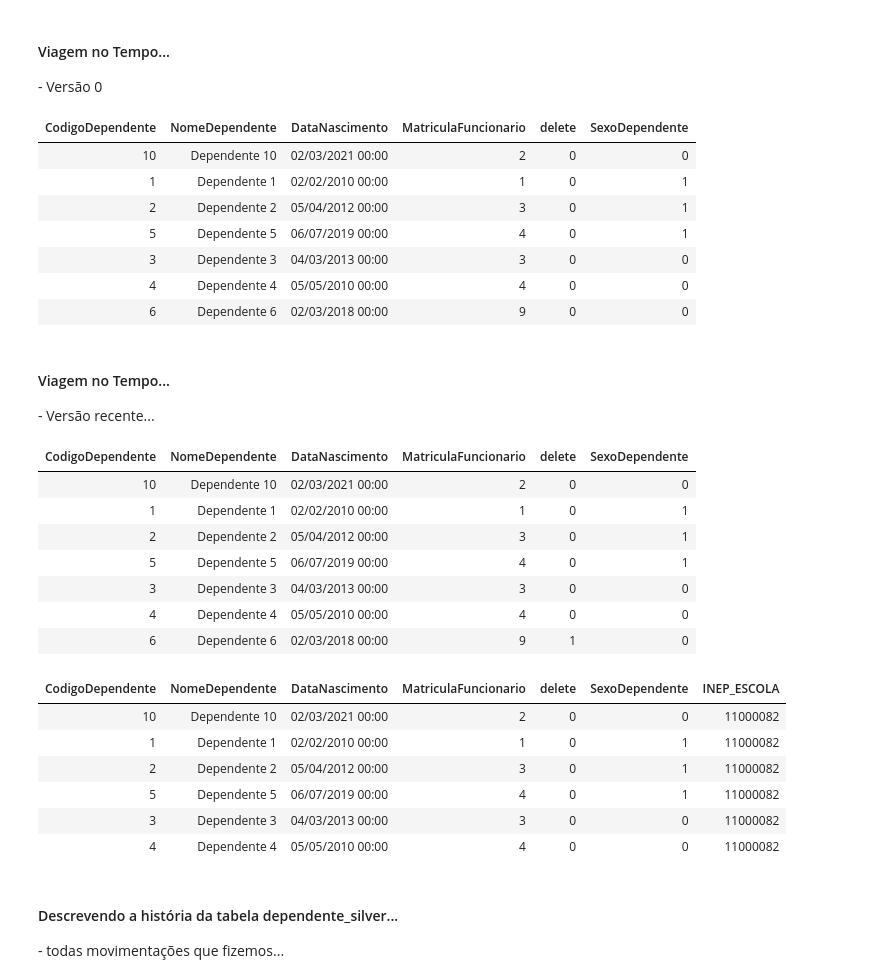
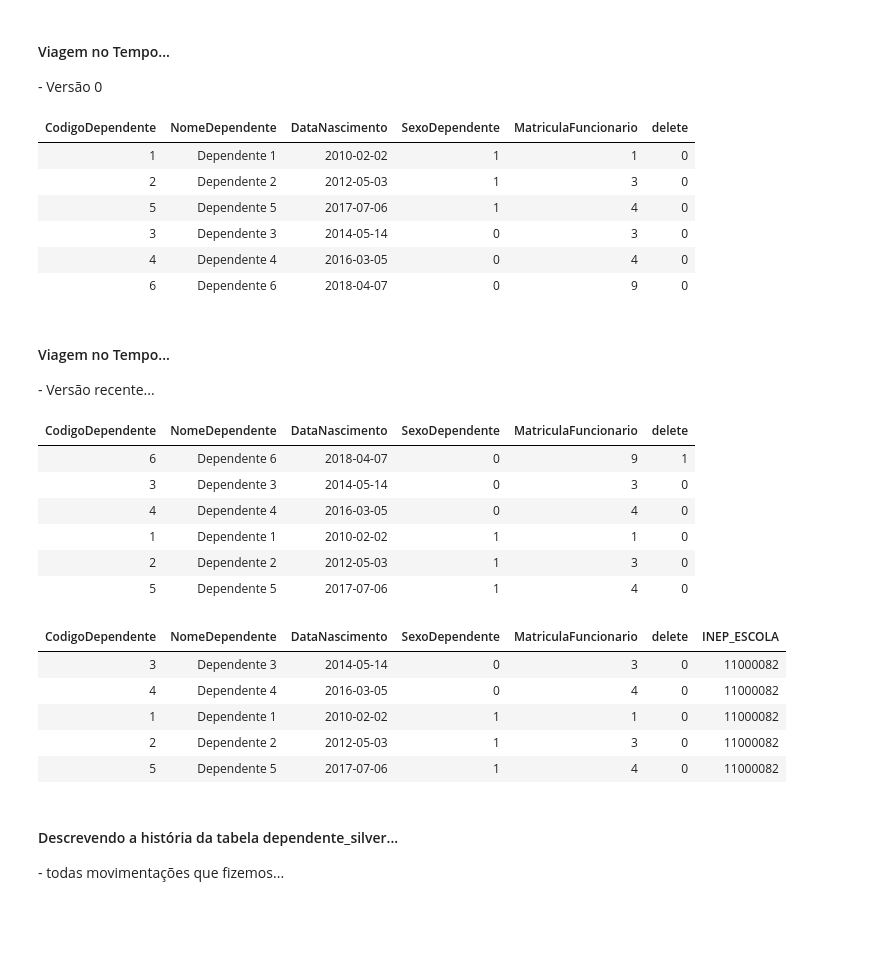
Before and after one commit to aasouzaconsult/lakehouse, a Jupyter notebook: Ambiente demonstração/Lakehouse_DW_new.ipynb, the cells around one changed output. Cells and saved outputs as stored; diff of their text form; code cells hidden in the pictures; blank space fills up the shorter version.

```diff
--- a/Ambiente demonstração/Lakehouse_DW_new.ipynb
+++ b/Ambiente demonstração/Lakehouse_DW_new.ipynb
@@ -537,42 +580,39 @@ WHEN NOT MATCHED THEN                                       -- WHEN NOT MATCHED
 <h4> Viagem no Tempo... </h4>
 - Versão 0
 # %%
-SELECT * FROM dependente_silver VERSION AS OF 0
+SELECT * FROM silver_dependente VERSION AS OF 0
 # %% [output]
-| CodigoDependente | NomeDependente | DataNascimento | MatriculaFuncionario | delete | SexoDependente |
-| 10 | Dependente 10 | 02/03/2021 00:00 | 2 | 0 | 0 |
-| 1 | Dependente 1 | 02/02/2010 00:00 | 1 | 0 | 1 |
-| 2 | Dependente 2 | 05/04/2012 00:00 | 3 | 0 | 1 |
-| 5 | Dependente 5 | 06/07/2019 00:00 | 4 | 0 | 1 |
-| 3 | Dependente 3 | 04/03/2013 00:00 | 3 | 0 | 0 |
-| 4 | Dependente 4 | 05/05/2010 00:00 | 4 | 0 | 0 |
-| 6 | Dependente 6 | 02/03/2018 00:00 | 9 | 0 | 0 |
+| CodigoDependente | NomeDependente | DataNascimento | SexoDependente | MatriculaFuncionario | delete |
+| 1 | Dependente 1 | 2010-02-02 | 1 | 1 | 0 |
+| 2 | Dependente 2 | 2012-05-03 | 1 | 3 | 0 |
+| 5 | Dependente 5 | 2017-07-06 | 1 | 4 | 0 |
+| 3 | Dependente 3 | 2014-05-14 | 0 | 3 | 0 |
+| 4 | Dependente 4 | 2016-03-05 | 0 | 4 | 0 |
+| 6 | Dependente 6 | 2018-04-07 | 0 | 9 | 0 |
 # %% [markdown]
 <h4> Viagem no Tempo... </h4>
 - Versão recente...
 # %%
 -- Quando consultamos a tabela sem especificar uma versão, ela mostra a versão mais recente da tabela (dependente 6 esta como deletado)
-SELECT * FROM dependente_silver
+SELECT * FROM silver_dependente
 # %% [output]
-| CodigoDependente | NomeDependente | DataNascimento | MatriculaFuncionario | delete | SexoDependente |
-| 10 | Dependente 10 | 02/03/2021 00:00 | 2 | 0 | 0 |
-| 1 | Dependente 1 | 02/02/2010 00:00 | 1 | 0 | 1 |
-| 2 | Dependente 2 | 05/04/2012 00:00 | 3 | 0 | 1 |
-| 5 | Dependente 5 | 06/07/2019 00:00 | 4 | 0 | 1 |
-| 3 | Dependente 3 | 04/03/2013 00:00 | 3 | 0 | 0 |
-| 4 | Dependente 4 | 05/05/2010 00:00 | 4 | 0 | 0 |
-| 6 | Dependente 6 | 02/03/2018 00:00 | 9 | 1 | 0 |
+| CodigoDependente | NomeDependente | DataNascimento | SexoDependente | MatriculaFuncionario | delete |
+| 6 | Dependente 6 | 2018-04-07 | 0 | 9 | 1 |
+| 3 | Dependente 3 | 2014-05-14 | 0 | 3 | 0 |
+| 4 | Dependente 4 | 2016-03-05 | 0 | 4 | 0 |
+| 1 | Dependente 1 | 2010-02-02 | 1 | 1 | 0 |
+| 2 | Dependente 2 | 2012-05-03 | 1 | 3 | 0 |
+| 5 | Dependente 5 | 2017-07-06 | 1 | 4 | 0 |
 # %%
 -- Automaticamente seu BI estará atualizado
-select * from dim_dependente
+select * from gold_dim_dependente;
 # %% [output]
-| CodigoDependente | NomeDependente | DataNascimento | MatriculaFuncionario | delete | SexoDependente | INEP_ESCOLA |
-| 10 | Dependente 10 | 02/03/2021 00:00 | 2 | 0 | 0 | 11000082 |
-| 1 | Dependente 1 | 02/02/2010 00:00 | 1 | 0 | 1 | 11000082 |
-| 2 | Dependente 2 | 05/04/2012 00:00 | 3 | 0 | 1 | 11000082 |
-| 5 | Dependente 5 | 06/07/2019 00:00 | 4 | 0 | 1 | 11000082 |
-| 3 | Dependente 3 | 04/03/2013 00:00 | 3 | 0 | 0 | 11000082 |
-| 4 | Dependente 4 | 05/05/2010 00:00 | 4 | 0 | 0 | 11000082 |
+| CodigoDependente | NomeDependente | DataNascimento | SexoDependente | MatriculaFuncionario | delete | INEP_ESCOLA |
+| 3 | Dependente 3 | 2014-05-14 | 0 | 3 | 0 | 11000082 |
+| 4 | Dependente 4 | 2016-03-05 | 0 | 4 | 0 | 11000082 |
+| 1 | Dependente 1 | 2010-02-02 | 1 | 1 | 0 | 11000082 |
+| 2 | Dependente 2 | 2012-05-03 | 1 | 3 | 0 | 11000082 |
+| 5 | Dependente 5 | 2017-07-06 | 1 | 4 | 0 | 11000082 |
 # %% [markdown]
 <h4> Descrevendo a história da tabela dependente_silver... </h4>
 - todas movimentações que fizemos...
```
Also changed, not shown: parts of 21 cells of this notebook.
